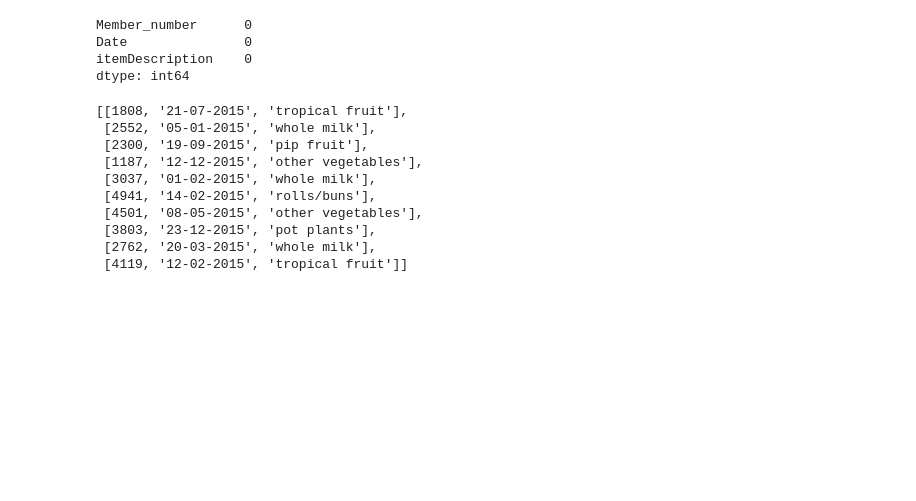
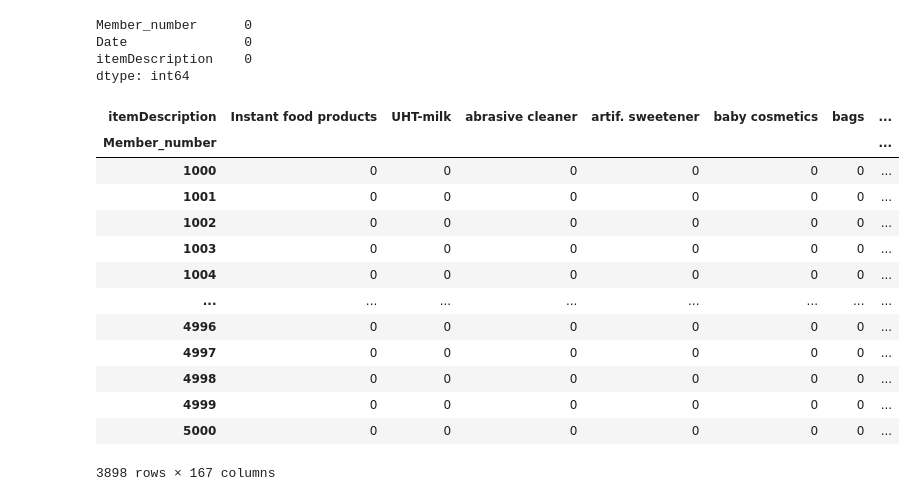
Before and after one commit to swastikbanerjee/ML_Lab, a Jupyter notebook: 2348566_Lab4.ipynb, the cells around one changed output. Saved outputs shown, nothing was run; the diff lists cells and outputs as text; code cells hidden in the pictures; blank space fills up the shorter version.

```diff
--- a/2348566_Lab4.ipynb
+++ b/2348566_Lab4.ipynb
@@ -13,5 +13,5 @@ warnings.filterwarnings("ignore", category=DeprecationWarning)
 # warnings.filterwarnings("ignore",category=FutureWarning)
 from mlxtend.frequent_patterns import apriori,fpgrowth,association_rules
 # %%
-data = pd.read_csv("/content/Groceries_dataset (1).csv")
+df = pd.read_csv("/content/drive/MyDrive/ipynb/datasets/Groceries_dataset.csv")
 # %%
@@ -34,19 +34,3 @@ Member_number      0
 Date               0
 itemDescription    0
 dtype: int64
-# %%
-transactions=[]
-for index,row in data.iterrows():
-  transactions.append(row.dropna().tolist())
-transactions[:10]
-# %% [output]
-[[1808, '21-07-2015', 'tropical fruit'],
- [2552, '05-01-2015', 'whole milk'],
- [2300, '19-09-2015', 'pip fruit'],
- [1187, '12-12-2015', 'other vegetables'],
- [3037, '01-02-2015', 'whole milk'],
- [4941, '14-02-2015', 'rolls/buns'],
- [4501, '08-05-2015', 'other vegetables'],
- [3803, '23-12-2015', 'pot plants'],
- [2762, '20-03-2015', 'whole milk'],
- [4119, '12-02-2015', 'tropical fruit']]
@@ -62,3 +37,28 @@ for i in range(num_chunks):
+# %%
+df['Quantity'] = 1
+transactions =  df.groupby(['Member_number','itemDescription'])['Quantity'].sum().unstack().reset_index().set_index('Member_number')
+def encode(x):
+  if x >= 0:
+    return 1
+  else:
+    return 0
+basket = transactions.applymap(encode)
+basket
+# %% [output]
+| itemDescription | Instant food products | UHT-milk | abrasive cleaner | artif. sweetener | baby cosmetics | bags | ... |
+| Member_number |  |  |  |  |  |  | ... |
+| 1000 | 0 | 0 | 0 | 0 | 0 | 0 | ... |
+| 1001 | 0 | 0 | 0 | 0 | 0 | 0 | ... |
+| 1002 | 0 | 0 | 0 | 0 | 0 | 0 | ... |
+| 1003 | 0 | 0 | 0 | 0 | 0 | 0 | ... |
+| 1004 | 0 | 0 | 0 | 0 | 0 | 0 | ... |
+| ... | ... | ... | ... | ... | ... | ... | ... |
+| 4996 | 0 | 0 | 0 | 0 | 0 | 0 | ... |
+| 4997 | 0 | 0 | 0 | 0 | 0 | 0 | ... |
+| 4998 | 0 | 0 | 0 | 0 | 0 | 0 | ... |
+| 4999 | 0 | 0 | 0 | 0 | 0 | 0 | ... |
+| 5000 | 0 | 0 | 0 | 0 | 0 | 0 | ... |
+3898 rows × 167 columns
 # %%
 aprioricompleted = threading.Event()
 fpcompleted = threading.Event()
```
Also changed, not shown: parts of 12 cells of this notebook.
